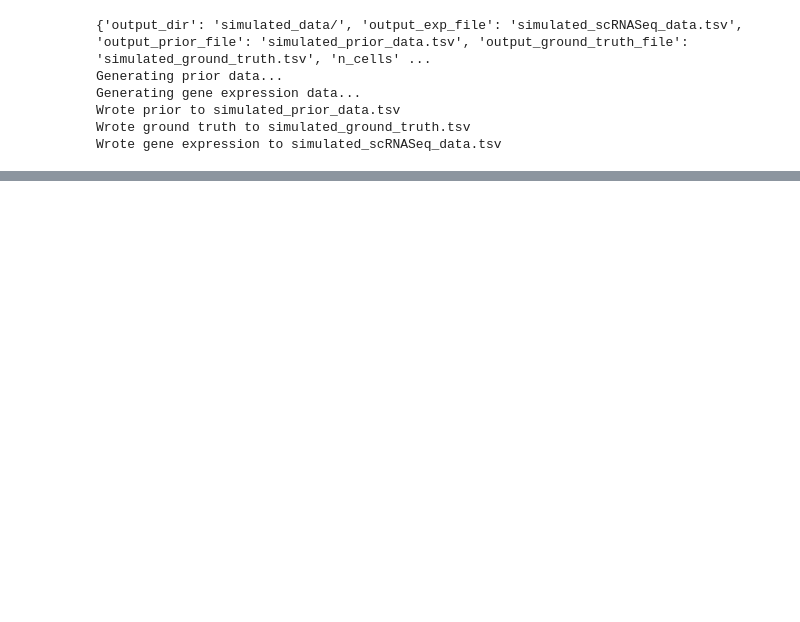
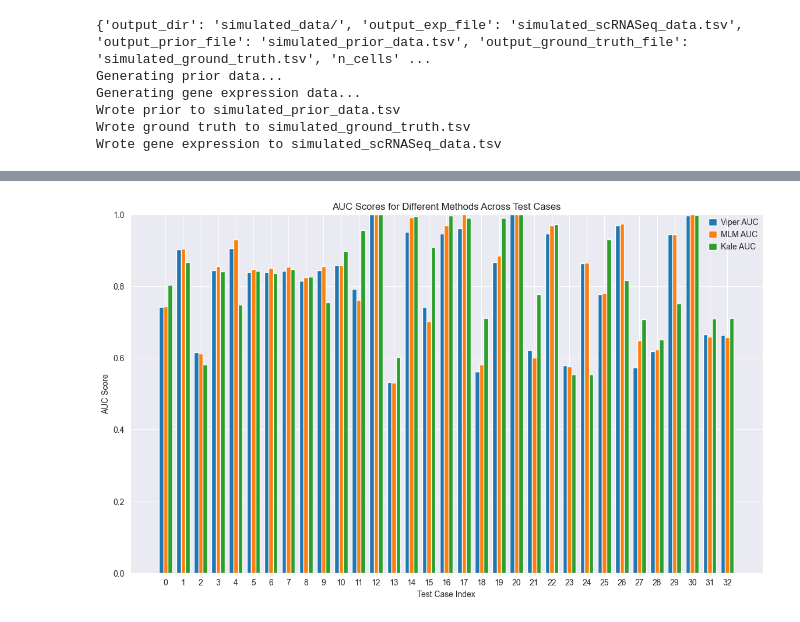
Before and after one commit to KisanThapa/scDataStatProject, a Jupyter notebook: roc_plot.ipynb, the cells around one changed output, grey strips where cells are left out. Drawn from its saved outputs; the diff is of its cells as text; code cells hidden in the pictures; blank space fills up the shorter version.

```diff
--- a/roc_plot.ipynb
+++ b/roc_plot.ipynb
@@ -182,0 +959,19 @@ Mean correlation of TF activity with its up targets: 0.14566636472008676
+# %%
+final_result_df = pd.read_csv("simulated_data/simulation_test_suite_results.csv", sep=",", index_col=0)
+
+# Plot auc_viper, auc_mlm, auc_kale for each test case
+plt.figure(figsize=(14, 8))
+x = np.arange(len(final_result_df))
+width = 0.25
+plt.bar(x - width, final_result_df['auc_viper'], width, label='Viper AUC')
+plt.bar(x, final_result_df['auc_mlm'], width, label='MLM AUC')
+plt.bar(x + width, final_result_df['auc_kale'], width, label='Kale AUC')
+plt.xlabel('Test Case Index')
+plt.ylabel('AUC Score')
+plt.title('AUC Scores for Different Methods Across Test Cases')
+plt.xticks(x)
+plt.ylim(0, 1)
+plt.legend()
+plt.show()
+# %% [output]
+[figure, added]
```
Also changed, not shown: parts of 20 cells of this notebook, 17 other files.
